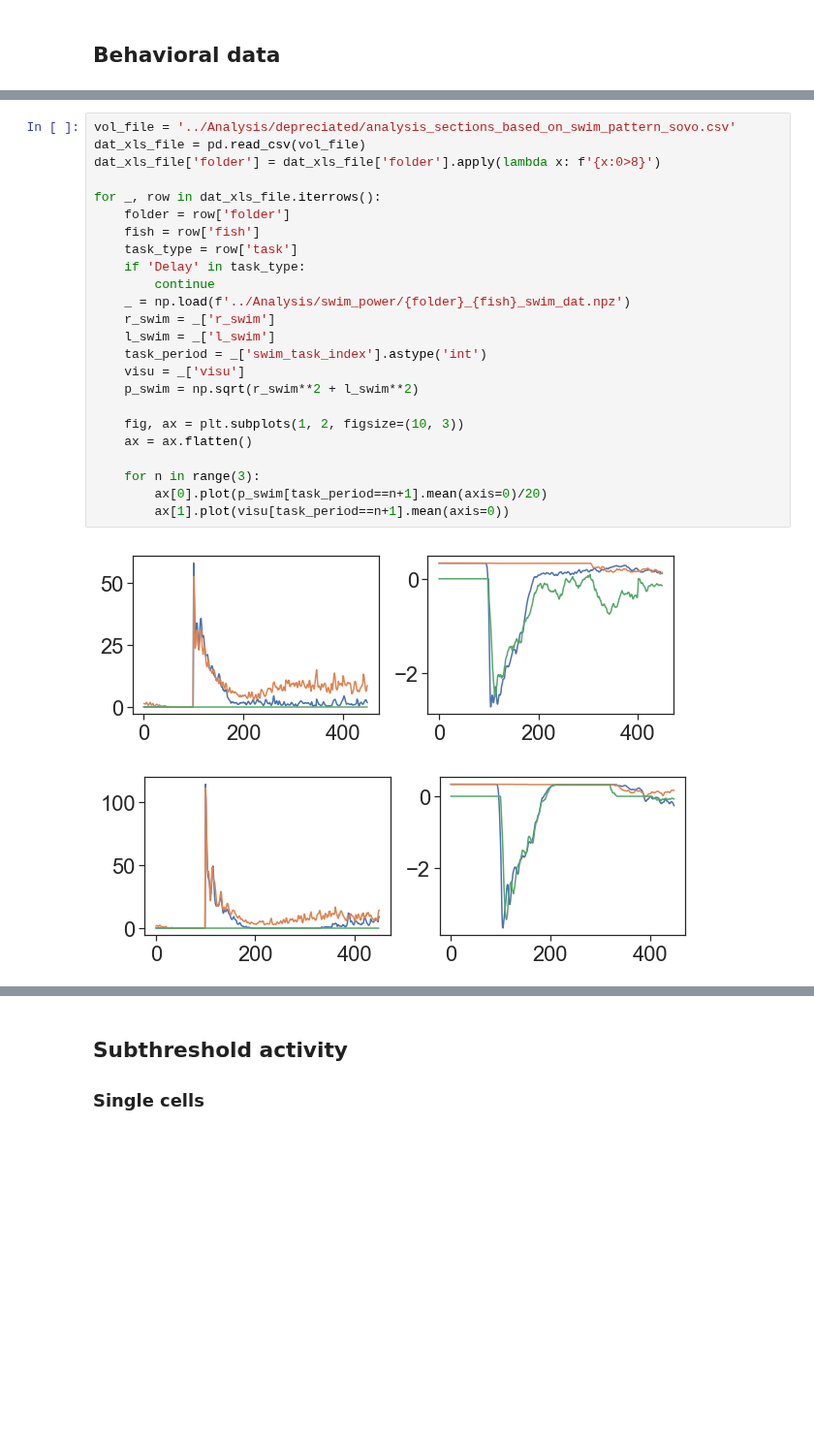
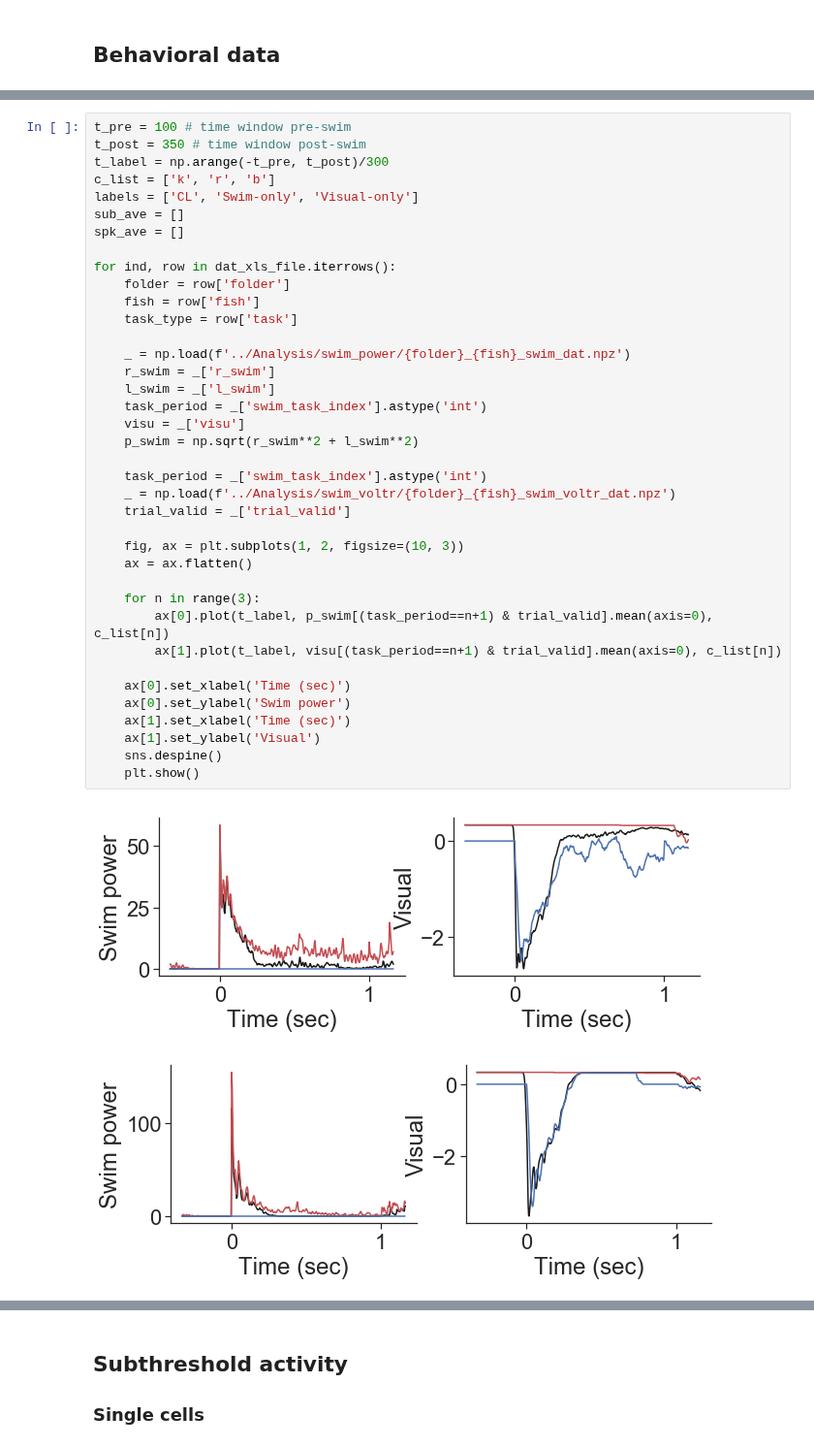
Before and after one commit to zqwei/DRN_voltage_analysis, a Jupyter notebook: Notebooks/swim_visual_only_task.ipynb, the cells around one changed output, grey strips where cells are left out. Shown at 97% size. Cells and saved outputs as stored; diff of their text form; blank space fills up the shorter version.

Commit message:
rerun swim-only-visual-only analysis

```diff
--- a/Notebooks/swim_visual_only_task.ipynb
+++ b/Notebooks/swim_visual_only_task.ipynb
@@ -57,27 +62,41 @@ plt.show()
 # %%
-vol_file = '../Analysis/depreciated/analysis_sections_based_on_swim_pattern_sovo.csv'
-dat_xls_file = pd.read_csv(vol_file)
-dat_xls_file['folder'] = dat_xls_file['folder'].apply(lambda x: f'{x:0>8}')
+t_pre = 100 # time window pre-swim
+t_post = 350 # time window post-swim
+t_label = np.arange(-t_pre, t_post)/300
+c_list = ['k', 'r', 'b']
+labels = ['CL', 'Swim-only', 'Visual-only']
+sub_ave = []
+spk_ave = []
 
-for _, row in dat_xls_file.iterrows():
+for ind, row in dat_xls_file.iterrows():
     folder = row['folder']
     fish = row['fish']
     task_type = row['task']
-    if 'Delay' in task_type:
-        continue
+
     _ = np.load(f'../Analysis/swim_power/{folder}_{fish}_swim_dat.npz')
     r_swim = _['r_swim']
     l_swim = _['l_swim']
     task_period = _['swim_task_index'].astype('int')
     visu = _['visu']
     p_swim = np.sqrt(r_swim**2 + l_swim**2)
 
+    task_period = _['swim_task_index'].astype('int')
+    _ = np.load(f'../Analysis/swim_voltr/{folder}_{fish}_swim_voltr_dat.npz')
+    trial_valid = _['trial_valid']
+
     fig, ax = plt.subplots(1, 2, figsize=(10, 3))
     ax = ax.flatten()
 
     for n in range(3):
-        ax[0].plot(p_swim[task_period==n+1].mean(axis=0)/20)
-        ax[1].plot(visu[task_period==n+1].mean(axis=0))
+        ax[0].plot(t_label, p_swim[(task_period==n+1) & trial_valid].mean(axis=0), c_list[n])
+        ax[1].plot(t_label, visu[(task_period==n+1) & trial_valid].mean(axis=0), c_list[n])
+
+    ax[0].set_xlabel('Time (sec)')
+    ax[0].set_ylabel('Swim power')
+    ax[1].set_xlabel('Time (sec)')
+    ax[1].set_ylabel('Visual')
+    sns.despine()
+    plt.show()
 # %% [output]
-[figure, old version]
+[figure, new version]
-[figure, old version]
+[figure, new version]
```
Also changed, not shown: parts of 10 cells of this notebook.
